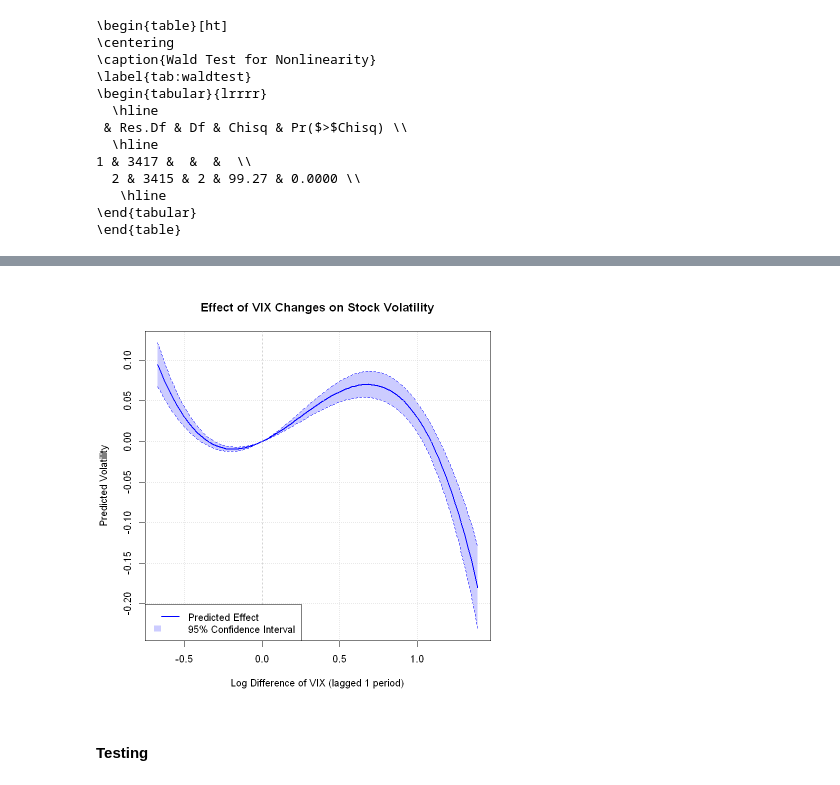
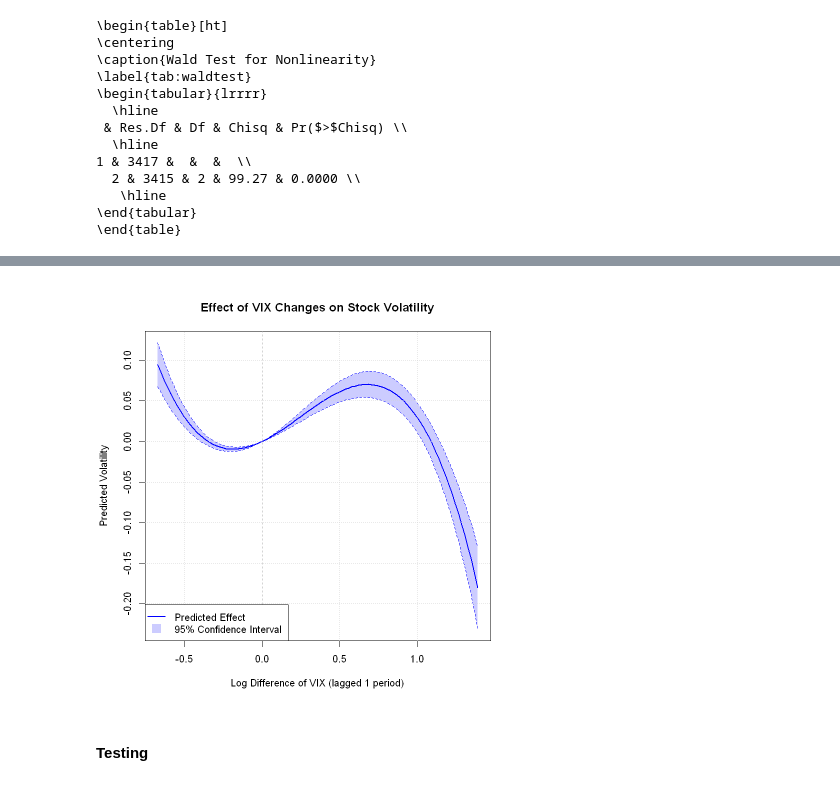
Before and after one commit to wudl-21/econ5370, a Jupyter notebook: main.ipynb, the cells around one changed output, grey strips where cells are left out. Cells and saved outputs as stored; diff of their text form; code cells hidden in the pictures.

```diff
--- a/main.ipynb
+++ b/main.ipynb
@@ -2051,18 +1950,0 @@ A data.frame: 6 x 20
-# %%
-# Merge panel_data with EPU data based on year, quarter, and month
-panel_data <- merge(
-    panel_data,
-    epu[, c("year", "quarter", "month", "log_epu")],
-    by = c("year", "quarter", "month"),
-    all.x = TRUE
-)
-
-panel_data <- merge(
-    panel_data,
-    tpu[, c("year", "quarter", "month", "log_tpu")],
-    by = c("year", "quarter", "month"),
-    all.x = TRUE
-)
-
-# Display a sample of the merged data with EPU
-head(panel_data)
@@ -2514,37 +2498,39 @@ upper_ci <- predicted_volatility + t_value * se_predictions
 lower_ci <- predicted_volatility - t_value * se_predictions
 
 # Create the plot
 plot(log_diff_values, predicted_volatility, type = "l", lwd = 2, col = "blue",
      xlab = "Log Difference of VIX (lagged 1 period)",
      ylab = "Predicted Volatility",
      main = "Effect of VIX Changes on Stock Volatility",
      ylim = range(c(lower_ci, upper_ci)))
 
 # Add confidence intervals
 polygon(c(log_diff_values, rev(log_diff_values)),
         c(lower_ci, rev(upper_ci)),
         col = rgb(0, 0, 1, 0.2), border = NA)
 
 # Add the CI lines
 lines(log_diff_values, upper_ci, lty = 2, col = "blue")
 lines(log_diff_values, lower_ci, lty = 2, col = "blue")
 
 # Add a vertical line at x = 0 for reference
 abline(v = 0, lty = 2, col = "darkgray")
 
 # Add a grid for better readability
 grid()
 
 # Add a legend
 legend("bottomleft",
        legend = c("Predicted Effect", "95% Confidence Interval"),
        col = c("blue", rgb(0, 0, 1, 0.2)),
-       lty = c(1, NA),
+       lty = c(1, 0),
+       pch = c(NA, 15),
+       pt.bg = rgb(0, 0, 1, 0.2),
        lwd = c(2, NA),
-       fill = c(NA, rgb(0, 0, 1, 0.2)),
-       border = c(NA, NA))
+       pt.cex = 2,
+       bg = "white")
 # %% [output]
-[figure, old version]
+[figure, new version]
 # %% [markdown]
 #### Testing
 # %% [markdown]
```
Also changed, not shown: parts of 39 cells of this notebook, 2 other files.
